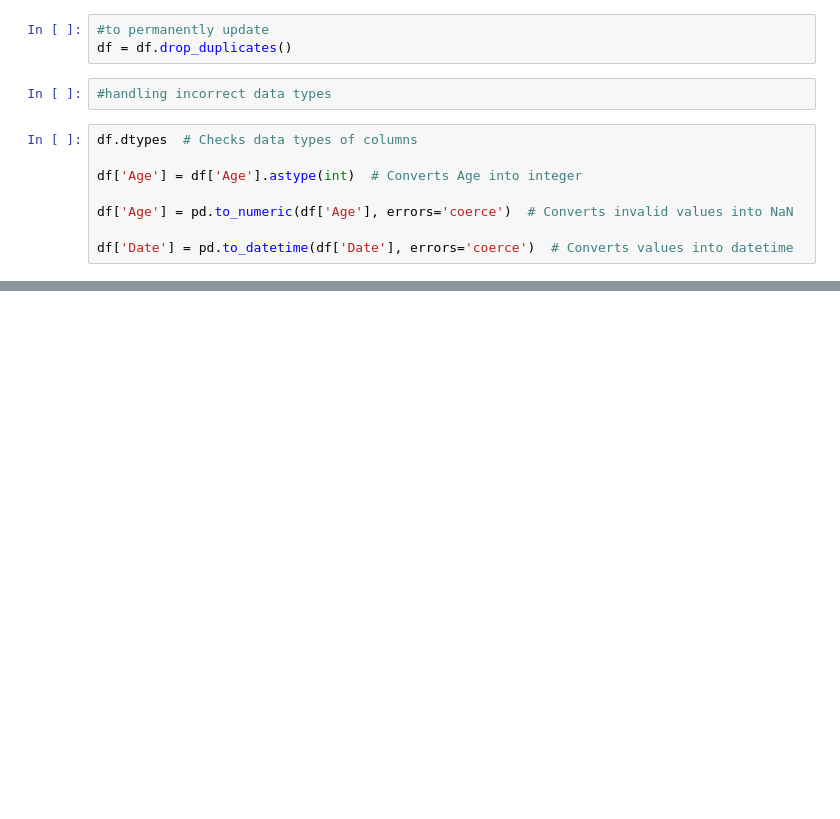
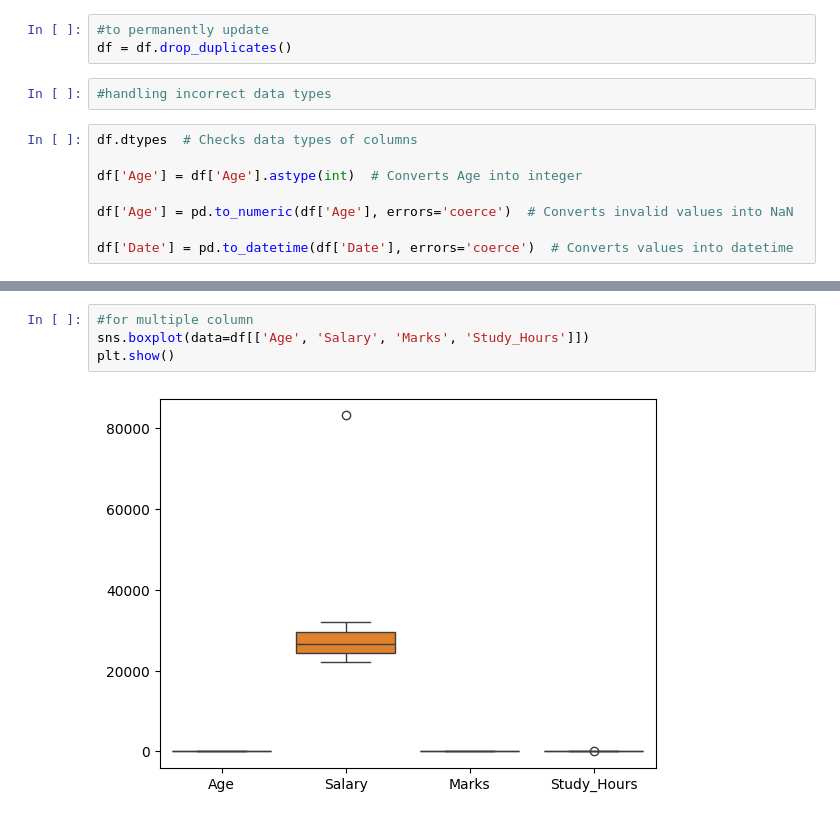
Before and after one commit to apatidar2905/ML-data-preprocessing, a Jupyter notebook: Untitled1.ipynb, the cells around one changed output, grey strips where cells are left out. Drawn from its saved outputs; the diff is of its cells as text; blank space fills up the shorter version.

```diff
--- a/Untitled1.ipynb
+++ b/Untitled1.ipynb
@@ -313,0 +620,6 @@ errors='coerce' – Converts invalid values into missing values instead of throw
+# %%
+#for multiple column
+sns.boxplot(data=df[['Age', 'Salary', 'Marks', 'Study_Hours']])
+plt.show()
+# %% [output]
+[figure, added]
```
Also changed, not shown: parts of 32 cells of this notebook.
